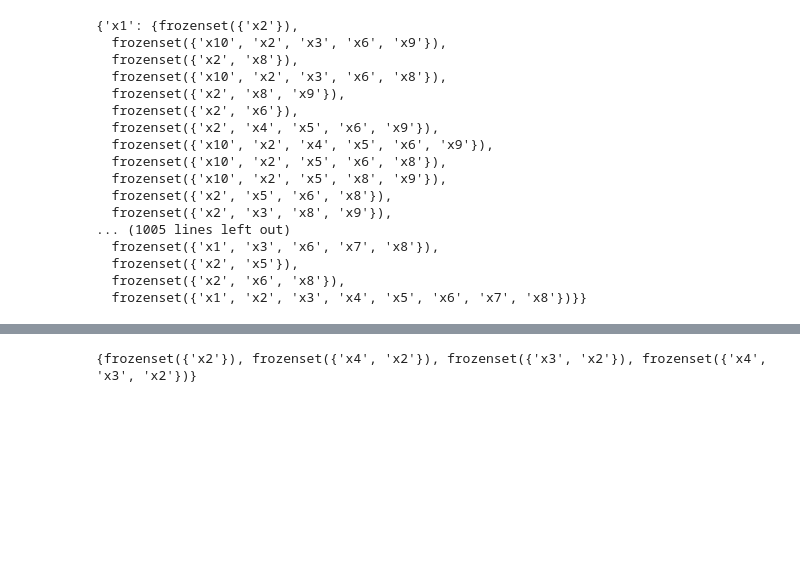
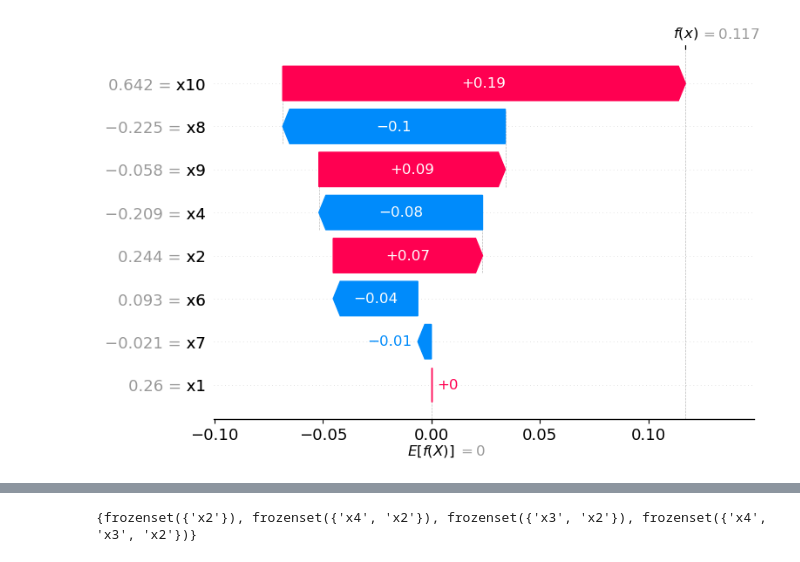
Before and after one commit to daryabiparva9/weighted_shapley, a Jupyter notebook: src/extended_example.ipynb, the cells around one changed output, grey strips where cells are left out. Saved outputs shown, nothing was run; the diff lists cells and outputs as text; code cells hidden in the pictures; blank space fills up the shorter version.

```diff
--- a/src/extended_example.ipynb
+++ b/src/extended_example.ipynb
@@ -24,18 +24,18 @@ warnings.filterwarnings('ignore')
 # %%
 x1 =np.random.normal(0, 1, size=(10000, 1))
 x2 = 0.01 *np.random.normal(0, 1, size=(10000, 1)) + 0.99995*x1
-x3 = np.random.normal(0, 1, size=(10000, 1))
+#x3 = np.random.normal(0, 1, size=(10000, 1))
 x4 = np.random.normal(0, 1, size=(10000, 1))
-x5 = 0.77* np.random.normal(0, 1, size=(10000, 1))  + 0.77 * x2
+#x5 = 0.77* np.random.normal(0, 1, size=(10000, 1))  + 0.77 * x2
 x6 = 0.77 * np.random.normal(0, 1, size=(10000, 1)) + 0.77 * x4
-x11 = 0.5 * np.random.normal(0, 1, size=(10000, 1)) + 0.5 * x2 + 0.5 * x3 + 0.5 * x4
+x11 = 0.5 * np.random.normal(0, 1, size=(10000, 1)) + 0.5 * x2  + 0.5 * x4
 x7 = 0.57 * np.random.normal(0, 1, size=(10000, 1)) + 0.57 * x6 + 0.57 * x11
 x8 = 0.77 * np.random.normal(0, 1, size=(10000, 1)) + 0.77 * x11
 x9 = np.random.normal(0, 1, size=(10000, 1))
 x10 = 0.57 * np.random.normal(0, 1, size=(10000, 1)) + 0.57 * x9 + 0.57 * x11
-arr = np.hstack((x1, x2, x3, x4, x5, x6, x7, x8, x9, x10, x11))
-pd_data = pd.DataFrame(arr, columns=["x1", "x2", "x3", "x4", "x5", "x6", "x7", "x8", "x9", "x10", "x11"])
-X = pd_data[["x1", "x2", "x3", "x4", "x5", "x6", "x7", "x8", "x9", "x10"]]
+arr = np.hstack((x1, x2, x4, x6, x7, x8, x9, x10, x11))
+pd_data = pd.DataFrame(arr, columns=["x1", "x2", "x4",  "x6", "x7", "x8", "x9", "x10", "x11"])
+X = pd_data[["x1", "x2",  "x4",  "x6", "x7", "x8", "x9", "x10"]]
 y = pd_data["x11"]
 # %%
 lr = LinearRegression()
@@ -43,7 +43,7 @@ lr.fit(X, y)
 w = lr.coef_[0]
 # %%
 import itertools
-s = ['x3', 'x4', 'x5', 'x6', 'x7', 'x8', 'x9', 'x10']
+s = ['x4', 'x6', 'x7', 'x8', 'x9', 'x10']
 all_subsets = [subset for i in range(len(s)+1) for subset in itertools.combinations(s, i)]
 def findsubsets(s, n):
     return list(itertools.combinations(s, n))
@@ -51,16 +51,16 @@ oracle = {}
 sets = {frozenset({'x2'}.union(set(s))) for s in all_subsets}
 oracle['x1'] = sets
 oracle['x2'] = set()
-oracle['x3'] = set()
+#oracle['x3'] = set()
 oracle['x4'] = set()
 
-s = [ 'x3', 'x4', 'x1', 'x6', 'x7', 'x8', 'x9', 'x10']
-all_subsets = [subset for i in range(len(s)+1) for subset in itertools.combinations(s, i)]
-def findsubsets(s, n):
-    return list(itertools.combinations(s, n))
-oracle['x5'] = sets
+# s = [  'x4', 'x1', 'x6', 'x7', 'x8', 'x9', 'x10']
+# all_subsets = [subset for i in range(len(s)+1) for subset in itertools.combinations(s, i)]
+# def findsubsets(s, n):
+#     return list(itertools.combinations(s, n))
+# oracle['x5'] = sets
 
-s = ['x2', 'x3', 'x1', 'x6', 'x5', 'x8', 'x9',  'x10']
+s = ['x2', 'x1', 'x6', 'x8', 'x9',  'x10']
 all_subsets = [subset for i in range(2,len(s)+1) for subset in itertools.combinations(s, i)]
 def findsubsets(s, n):
     return list(itertools.combinations(s, n))
@@ -70,7 +70,7 @@ oracle['x7'] = set()
 oracle['x8'] = set()
 oracle['x10'] = set()
 
-s = ['x3', 'x4', 'x5', 'x6', 'x7', 'x8', 'x1', 'x2']
+s = ['x4', 'x6', 'x7', 'x8', 'x1', 'x2']
 all_subsets = [subset for i in range(len(s)+1) for subset in itertools.combinations(s, i)]
 def findsubsets(s, n):
     return list(itertools.combinations(s, n))
@@ -85,7 +85,7 @@ oracle['x9'] = sets
 # oracle['x5'] = set()
 # %%
 from weighted_shapley import Weighted_Shapley
-sh = Weighted_Shapley(X, y, lr, 10)
+sh = Weighted_Shapley(X, y, lr, 8)
 a, b = sh.find_shapley(X.iloc[3], explanation_type="markov blanket/sparsest", sparsest_oracle=oracle)
 
 #b = sh.find_shapley(X.iloc[3], explanation_type="sparsest", sparsest_oracle=oracle)
@@ -92,20 +110,4 @@ a, b = sh.find_shapley(X.iloc[3], explanation_type="markov blanket/sparsest", sp
-# %%
-oracle
-# %% [output]
-{'x1': {frozenset({'x2'}),
-  frozenset({'x10', 'x2', 'x3', 'x6', 'x9'}),
-  frozenset({'x2', 'x8'}),
-  frozenset({'x10', 'x2', 'x3', 'x6', 'x8'}),
-  frozenset({'x2', 'x8', 'x9'}),
-  frozenset({'x2', 'x6'}),
-  frozenset({'x2', 'x4', 'x5', 'x6', 'x9'}),
-  frozenset({'x10', 'x2', 'x4', 'x5', 'x6', 'x9'}),
-  frozenset({'x10', 'x2', 'x5', 'x6', 'x8'}),
-  frozenset({'x10', 'x2', 'x5', 'x8', 'x9'}),
-  frozenset({'x2', 'x5', 'x6', 'x8'}),
-  frozenset({'x2', 'x3', 'x8', 'x9'}),
-... (1005 lines left out)
-  frozenset({'x1', 'x3', 'x6', 'x7', 'x8'}),
-  frozenset({'x2', 'x5'}),
-  frozenset({'x2', 'x6', 'x8'}),
-  frozenset({'x1', 'x2', 'x3', 'x4', 'x5', 'x6', 'x7', 'x8'})}}
+# %%
+shap.waterfall_plot(a)
+# %% [output]
+[figure, added]
```
Also changed, not shown: parts of 2 cells of this notebook, 1 other file.
